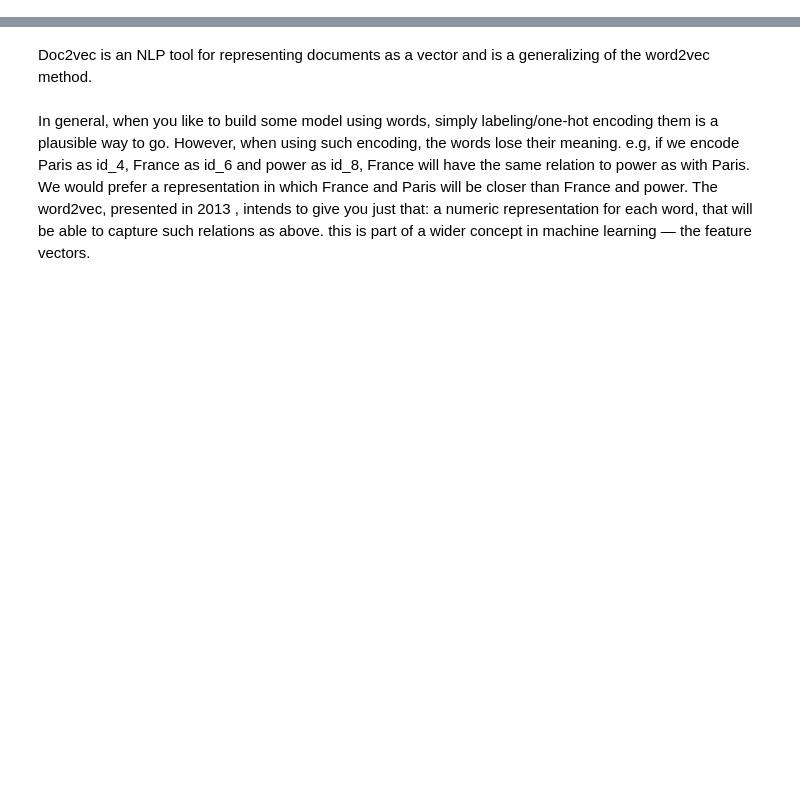
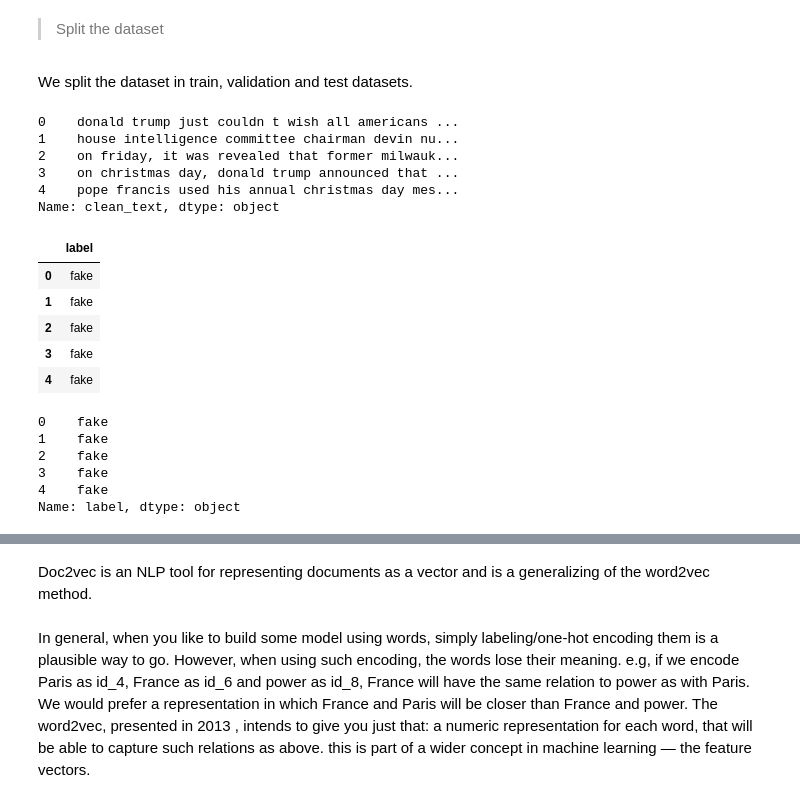
Before and after one commit to chriskal96/fake-news, a Jupyter notebook: LogisticRegression.ipynb, the cells around one changed output, grey strips where cells are left out. Saved outputs shown, nothing was run; the diff lists cells and outputs as text; code cells hidden in the pictures; blank space fills up the shorter version.

```diff
--- a/LogisticRegression.ipynb
+++ b/LogisticRegression.ipynb
@@ -62,3 +53,42 @@ import seaborn as sns
 import matplotlib.pyplot as plt
 # %%
 train, test = train_test_split(df, test_size=0.3, random_state=42)
+# %% [markdown]
+
+
+> Split the dataset
+# %% [markdown]
+We split the dataset in train, validation and test datasets.
+# %%
+X = df['clean_text'].reset_index(drop=True)
+
+X.head(5)
+# %% [output]
+0    donald trump just couldn t wish all americans ...
+1    house intelligence committee chairman devin nu...
+2    on friday, it was revealed that former milwauk...
+3    on christmas day, donald trump announced that ...
+4    pope francis used his annual christmas day mes...
+Name: clean_text, dtype: object
+# %%
+y = df['label'].to_frame()
+
+y.head(5)
+# %% [output]
+|  | label |
+| 0 | fake |
+| 1 | fake |
+| 2 | fake |
+| 3 | fake |
+| 4 | fake |
+# %%
+y[y['label'] == True] = 'true'
+y = y.squeeze() #convert the data-frame to array
+y.head(5)
+# %% [output]
+0    fake
+1    fake
+2    fake
+3    fake
+4    fake
+Name: label, dtype: object
```
Also changed, not shown: parts of 47 cells of this notebook.
